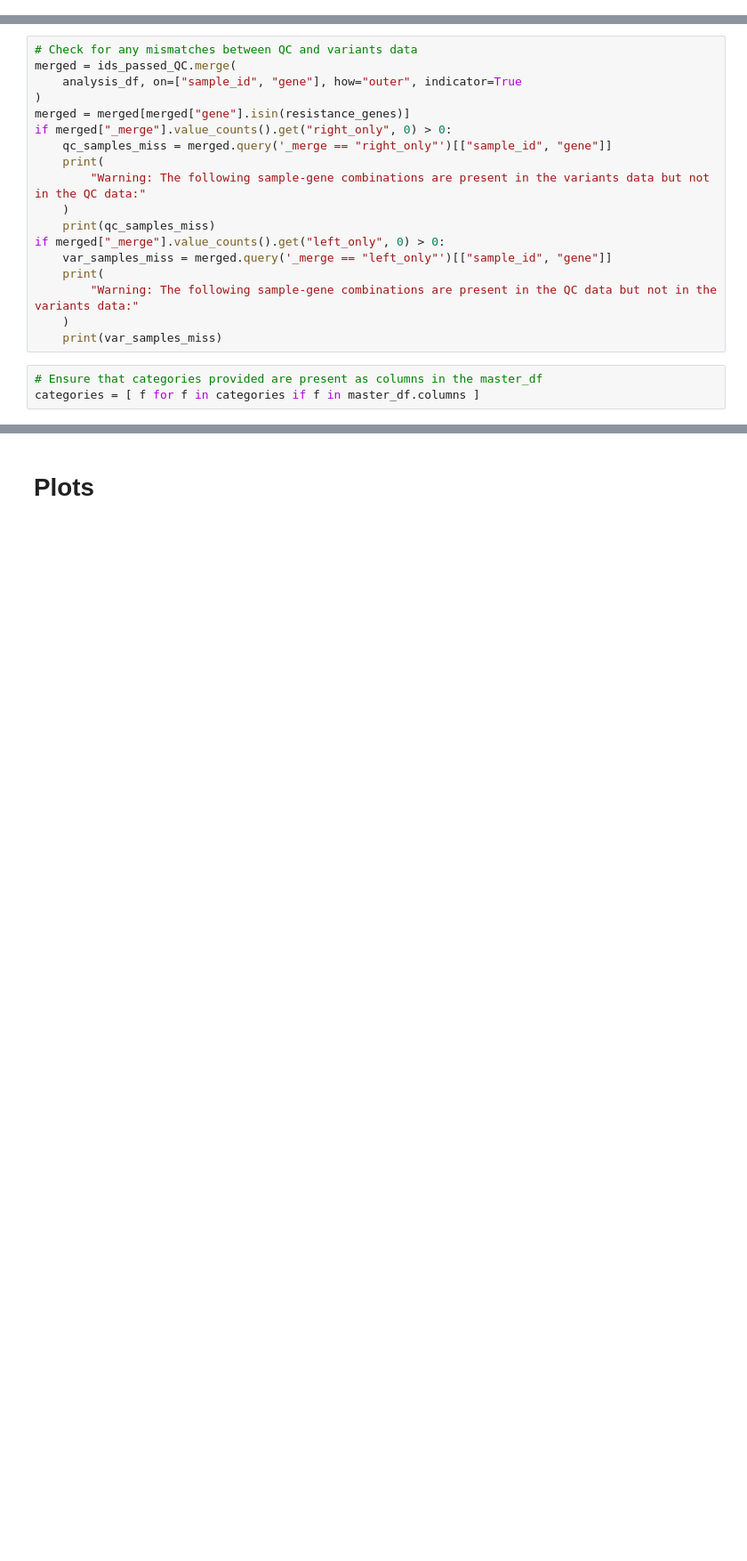
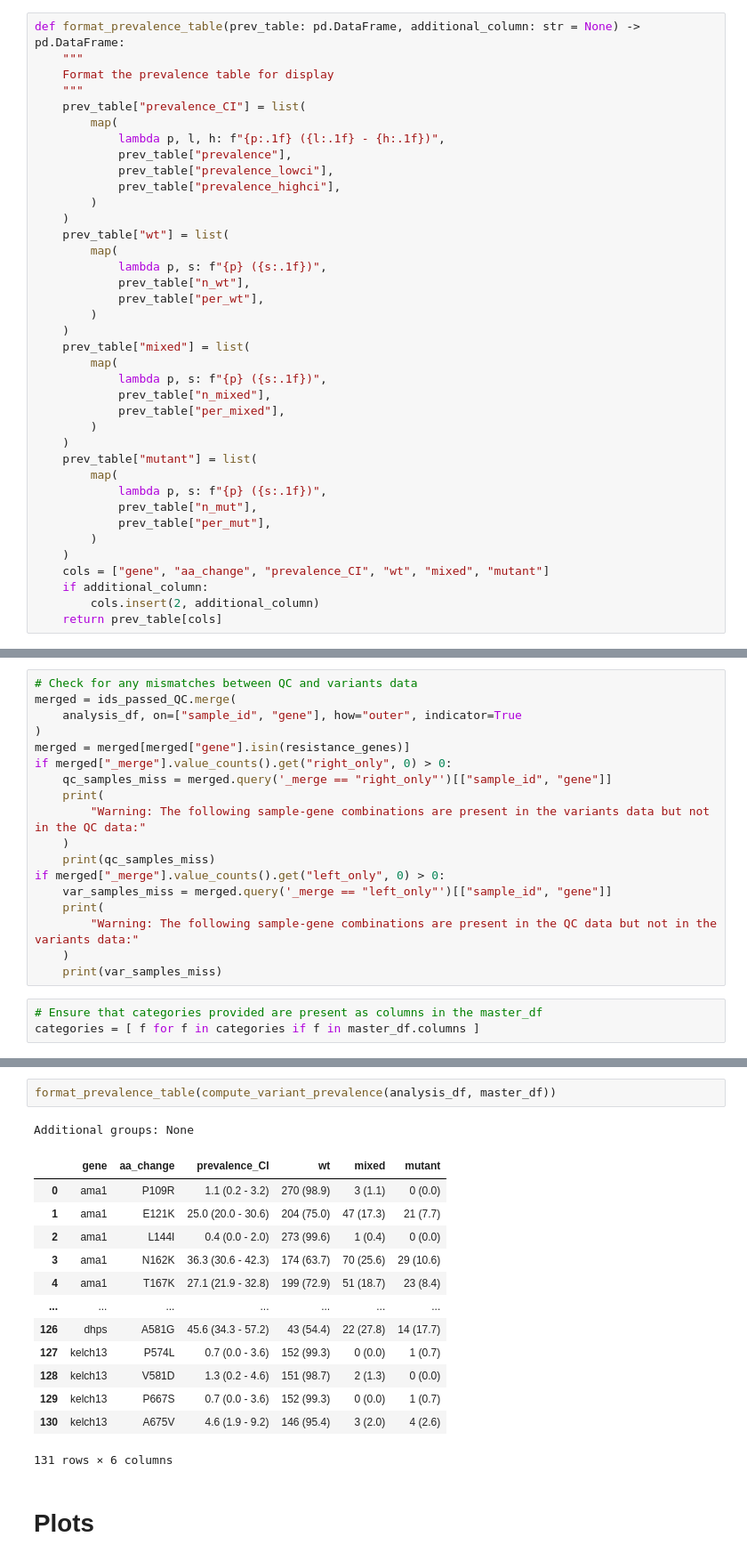
Before and after one commit to nomads-community/resources, a Jupyter notebook: notebooks/mutations/Prevalence.ipynb, the cells around one changed output, grey strips where cells are left out. Shown at 89% size. Drawn from its saved outputs; the diff is of its cells as text; blank space fills up the shorter version.

Commit message:
Added formatted prevalence table

```diff
--- a/notebooks/mutations/Prevalence.ipynb
+++ b/notebooks/mutations/Prevalence.ipynb
@@ -278,6 +295,44 @@ def generate_mutation_count_barchart(
         )
 
     return fig
+# %%
+def format_prevalence_table(prev_table: pd.DataFrame, additional_column: str = None) -> pd.DataFrame:
+    """
+    Format the prevalence table for display
+    """
+    prev_table["prevalence_CI"] = list(
+        map(
+            lambda p, l, h: f"{p:.1f} ({l:.1f} - {h:.1f})",
+            prev_table["prevalence"],
+            prev_table["prevalence_lowci"],
+            prev_table["prevalence_highci"],
+        )
+    )
+    prev_table["wt"] = list(
+        map(
+            lambda p, s: f"{p} ({s:.1f})",
+            prev_table["n_wt"],
+            prev_table["per_wt"],
+        )
+    )
+    prev_table["mixed"] = list(
+        map(
+            lambda p, s: f"{p} ({s:.1f})",
+            prev_table["n_mixed"],
+            prev_table["per_mixed"],
+        )
+    )
+    prev_table["mutant"] = list(
+        map(
+            lambda p, s: f"{p} ({s:.1f})",
+            prev_table["n_mut"],
+            prev_table["per_mut"],
+        )
+    )
+    cols = ["gene", "aa_change", "prevalence_CI", "wt", "mixed", "mutant"]
+    if additional_column:
+        cols.insert(2, additional_column)
+    return prev_table[cols]
 # %% [markdown]
 # Prepare data
 # %% [markdown]
@@ -343,2 +400,19 @@ categories = [ f for f in categories if f in master_df.columns ]
+# %%
+format_prevalence_table(compute_variant_prevalence(analysis_df, master_df))
+# %% [output]
+Additional groups: None
+|  | gene | aa_change | prevalence_CI | wt | mixed | mutant |
+| 0 | ama1 | P109R | 1.1 (0.2 - 3.2) | 270 (98.9) | 3 (1.1) | 0 (0.0) |
+| 1 | ama1 | E121K | 25.0 (20.0 - 30.6) | 204 (75.0) | 47 (17.3) | 21 (7.7) |
+| 2 | ama1 | L144I | 0.4 (0.0 - 2.0) | 273 (99.6) | 1 (0.4) | 0 (0.0) |
+| 3 | ama1 | N162K | 36.3 (30.6 - 42.3) | 174 (63.7) | 70 (25.6) | 29 (10.6) |
+| 4 | ama1 | T167K | 27.1 (21.9 - 32.8) | 199 (72.9) | 51 (18.7) | 23 (8.4) |
+| ... | ... | ... | ... | ... | ... | ... |
+| 126 | dhps | A581G | 45.6 (34.3 - 57.2) | 43 (54.4) | 22 (27.8) | 14 (17.7) |
+| 127 | kelch13 | P574L | 0.7 (0.0 - 3.6) | 152 (99.3) | 0 (0.0) | 1 (0.7) |
+| 128 | kelch13 | V581D | 1.3 (0.2 - 4.6) | 151 (98.7) | 2 (1.3) | 0 (0.0) |
+| 129 | kelch13 | P667S | 0.7 (0.0 - 3.6) | 152 (99.3) | 0 (0.0) | 1 (0.7) |
+| 130 | kelch13 | A675V | 4.6 (1.9 - 9.2) | 146 (95.4) | 3 (2.0) | 4 (2.6) |
+131 rows × 6 columns
 # %% [markdown]
 # Plots
```
Also changed, not shown: parts of 9 cells of this notebook.
